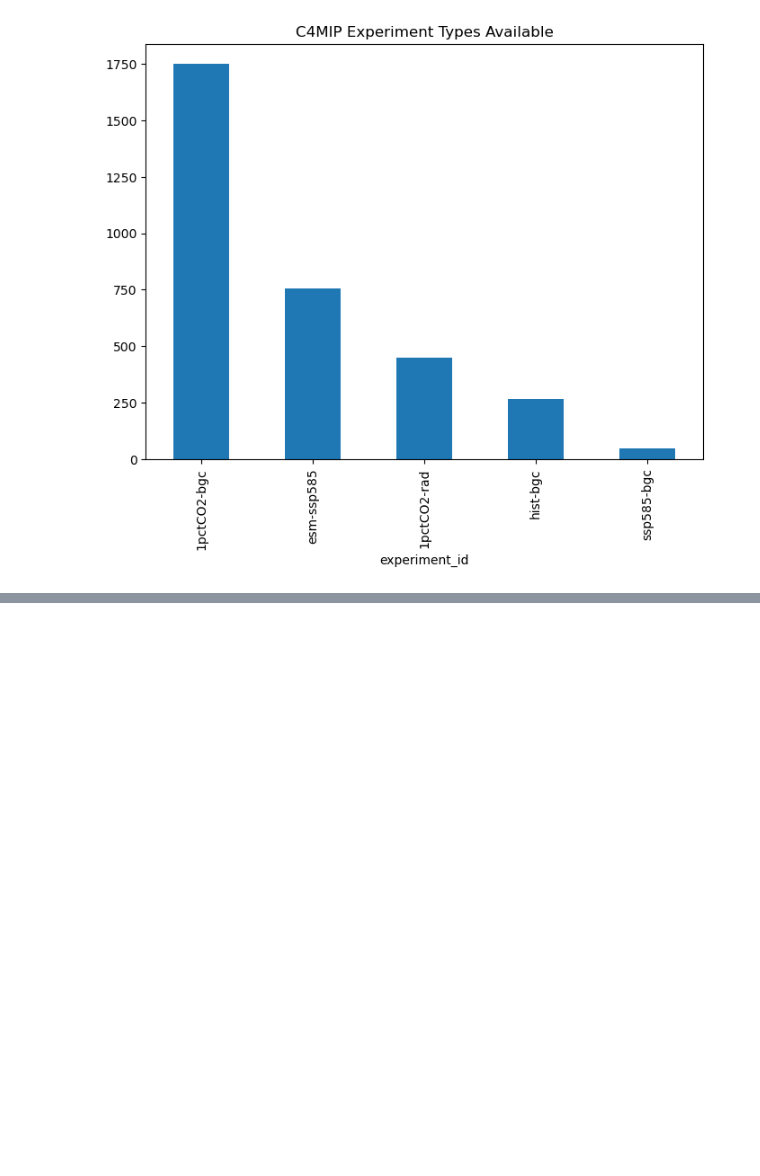
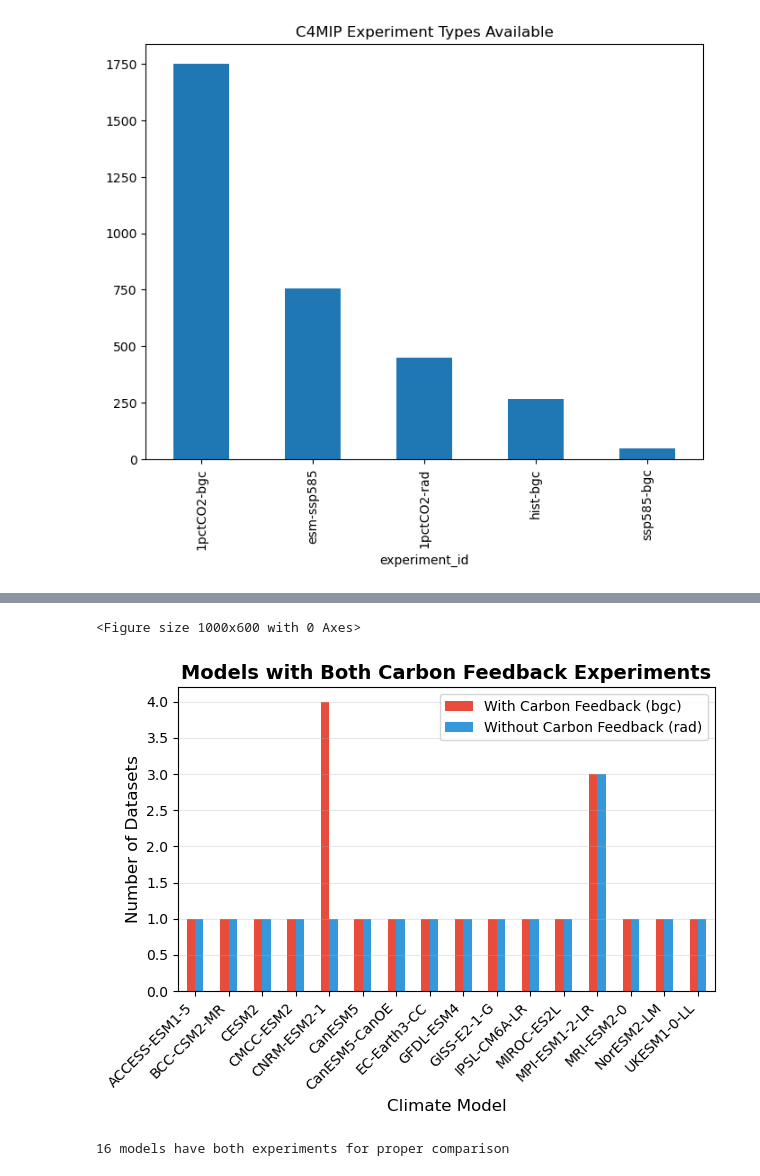
Before and after one commit to andykkimm/dsc_106project3, a Jupyter notebook: test.ipynb, the cells around one changed output, grey strips where cells are left out. Drawn from its saved outputs; the diff is of its cells as text; code cells hidden in the pictures; blank space fills up the shorter version.

```diff
--- a/test.ipynb
+++ b/test.ipynb
@@ -148,3 +151,19 @@ plt.title('C4MIP Experiment Types Available')
 plt.show()
 # %% [output]
 [figure]
+# %%
+# For question: "How does carbon cycle feedback amplify warming in different regions?"
+# Step 1: Refine Your Data Filtering
+# Focus on the key experiments for comparing carbon feedback
+experiments = ['1pctCO2-bgc', '1pctCO2-rad']
+
+# Filter for temperature data in these experiments
+tas_feedback = c4mip_data[
+    (c4mip_data['variable_id'] == 'tas') &
+    (c4mip_data['experiment_id'].isin(experiments))
+]
+
+print(f"Found {len(tas_feedback)} temperature datasets")
+print(f"\nModels available: {tas_feedback['source_id'].unique()}")
+print(f"\nDatasets per experiment:")
+print(tas_feedback['experiment_id'].value_counts())
@@ -150,0 +183,26 @@ plt.show()
+# %%
+# Step 2: Create Exploratory Graph - Model Availability
+import seaborn as sns
+
+# Which models have BOTH experiments?
+model_exp = tas_feedback.groupby(['source_id', 'experiment_id']).size().unstack(fill_value=0)
+
+# Only keep models that have both experiments
+complete_models = model_exp[(model_exp['1pctCO2-bgc'] > 0) & (model_exp['1pctCO2-rad'] > 0)]
+
+plt.figure(figsize=(10, 6))
+complete_models.plot(kind='bar', color=['#e74c3c', '#3498db'])
+plt.title('Models with Both Carbon Feedback Experiments', fontsize=14, fontweight='bold')
+plt.xlabel('Climate Model', fontsize=12)
+plt.ylabel('Number of Datasets', fontsize=12)
+plt.legend(['With Carbon Feedback (bgc)', 'Without Carbon Feedback (rad)'], loc='upper right')
+plt.xticks(rotation=45, ha='right')
+plt.grid(axis='y', alpha=0.3)
+plt.tight_layout()
+plt.show()
+
+print(f"\n{len(complete_models)} models have both experiments for proper comparison")
+# %% [output]
+<Figure size 1000x600 with 0 Axes>
+[figure, added]
+16 models have both experiments for proper comparison
```
Also changed, not shown: parts of 3 cells of this notebook.
